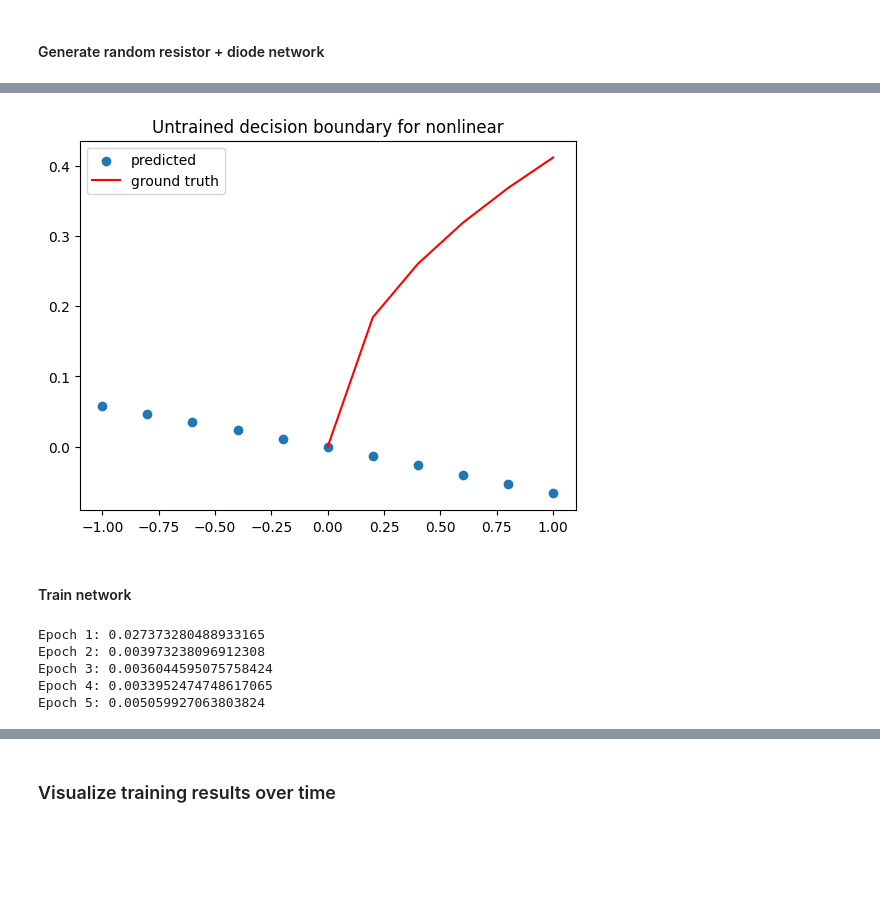
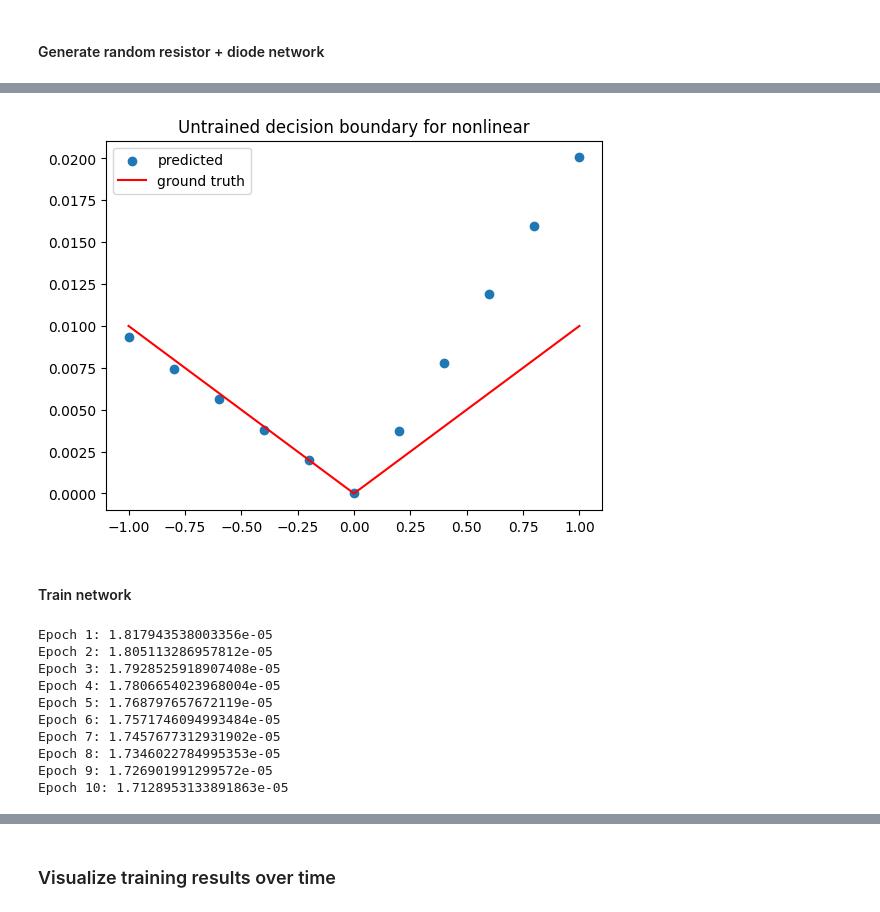
Before and after one commit to Ma-Lab-Cal/self-learning-machines, a Jupyter notebook: nonlinear_regression.ipynb, the cells around one changed output, grey strips where cells are left out. Cells and saved outputs as stored; diff of their text form; code cells hidden in the pictures; blank space fills up the shorter version.

```diff
--- a/nonlinear_regression.ipynb
+++ b/nonlinear_regression.ipynb
@@ -14,15 +14,11 @@ import matplotlib.pyplot as plt
 G = nx.erdos_renyi_graph(n=6, p=1)
 thresh = 0.5
 for u, v in G.edges():
+    G[u][v]['weight'] = 1/np.random.rand()
     if np.random.rand() > thresh:
         G[u][v]['type'] = 'diode'
-        if np.random.rand() > 0.5:
-            G[u][v]['to'] = v
-        else:
-            G[u][v]['to'] = u
     else:
         G[u][v]['type'] = 'resistor'
-        G[u][v]['weight'] = 1/np.random.rand()
 
 vd = NonLinearNetwork('voltage_divider', con_graph=G, node_cfg=(np.array([]), np.array([])), epsilon=1e-16)
 visualize(vd)
@@ -142,10 +122,11 @@ visualize(trained_handmade)
 ### Generate the dataset
 # %%
 # Generate N random points
-N = 30
+N = 15
 split = 1.
 # pts = np.random.rand(N)
-pts = np.linspace(0, 1, N)
+# pts = np.logspace(-2, 0, N)
+pts = np.linspace(-1, 1, N)
 sigma = 0.000
 
 # Split into training and testing datasets
@@ -154,11 +135,11 @@ training, test = {}, {}
 training['x'], test['x'] = pts[:int(N*split), None], pts[int(N*split):, None]
 
 # Generate noninear data
-m = 2
-b = 1e-1
+m = 0.01
+b = 0
 
-model = (lambda m, b: lambda x: np.log(m*x + b))(m, b)
-# model = (lambda m, b: lambda x: np.abs(m*x + b))(m, b)
+# model = (lambda m, b: lambda x: np.log(m*x + b)/100)(m, b)
+model = (lambda m, b: lambda x: np.abs(m*(x + b)))(m, b)
 
 training['y'] = model(training['x']) + np.random.normal(0, sigma, training['x'].shape)
 test['y'] = model(test['x']) + np.random.normal(0, sigma, test['x'].shape)
@@ -178,8 +158,8 @@ plt.show()
 # %%
 # Parameters
 nodes = 15
-edge_prob = .5
-diode_prob = .9
+edge_prob = .4
+diode_prob = .8
 
 con_graph = nx.erdos_renyi_graph(n=nodes, p=edge_prob, directed=True)
 diodes, res = 0, 0
@@ -187,10 +167,10 @@ for u, v in con_graph.edges():
     if np.random.rand() < diode_prob:
         diodes += 1
         con_graph[u][v]['type'] = 'diode'
-        con_graph[u][v]['weight'] = 1./np.random.rand()
+        con_graph[u][v]['weight'] = 1./np.random.rand() / nodes
     else:
         con_graph[u][v]['type'] = 'resistor'
-        con_graph[u][v]['weight'] = 1./np.random.rand()
+        con_graph[u][v]['weight'] = 1./np.random.rand() / nodes
         res += 1
 
 print('Num edges:', diodes + res)
@@ -216,28 +194,33 @@ visualize(nonlin)
 # %%
 test_net = nonlin
 lh = 1
 num_pts = 11
 xs = np.linspace(-lh, lh, num_pts)
-ys = [test_net.predict([x]) for x in xs]
+ys = test_net.predict(xs[:, None])
 plt.scatter(xs, ys)
 plt.plot(xs, model(xs), 'r')
 plt.title(f'Untrained decision boundary for {test_net.name}')
 plt.legend(['predicted', 'ground truth'])
 plt.show()
 # %% [output]
-[figure, old version]
+[figure, new version]
 # %% [markdown]
 #### Train network
 # %%
 # Train nonlinear network
-epochs = 5
-trained_nonlin, loss, updates, weights = train(nonlin, training['x'], training['y'], epochs, gamma=10, eta=0.1)
+epochs = 10
+trained_nonlin, loss, updates, weights = train(nonlin, training['x'], training['y'], epochs, gamma=30, eta=0.1)
 # %% [output]
-Epoch 1: 0.027373280488933165
-Epoch 2: 0.003973238096912308
-Epoch 3: 0.0036044595075758424
-Epoch 4: 0.0033952474748617065
-Epoch 5: 0.005059927063803824
+Epoch 1: 1.817943538003356e-05
+Epoch 2: 1.805113286957812e-05
+Epoch 3: 1.7928525918907408e-05
+Epoch 4: 1.7806654023968004e-05
+Epoch 5: 1.768797657672119e-05
+Epoch 6: 1.7571746094993484e-05
+Epoch 7: 1.7457677312931902e-05
+Epoch 8: 1.7346022784995353e-05
+Epoch 9: 1.726901991299572e-05
+Epoch 10: 1.7128953133891863e-05
 # %%
 plt.scatter(np.arange(loss.size), loss)
 plt.title('Mean Squared Error during training')
```
Also changed, not shown: parts of 34 cells of this notebook, 5 other files.
